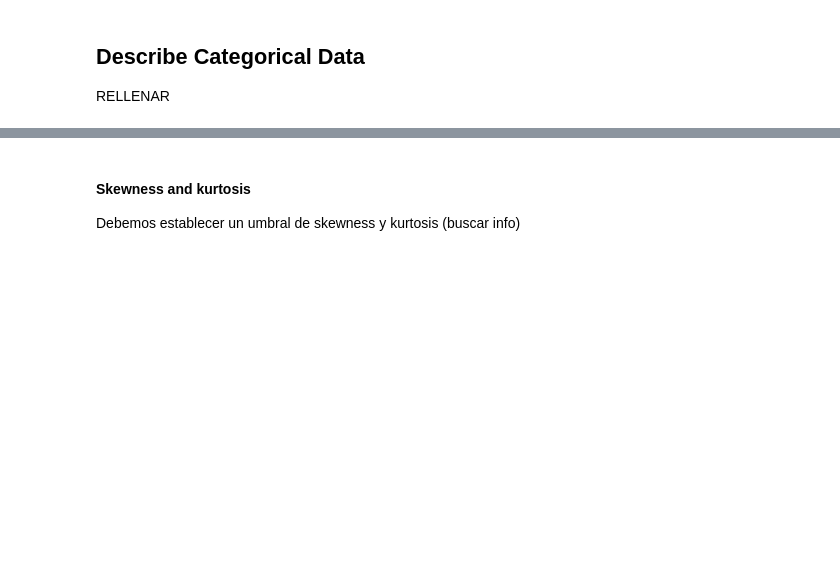
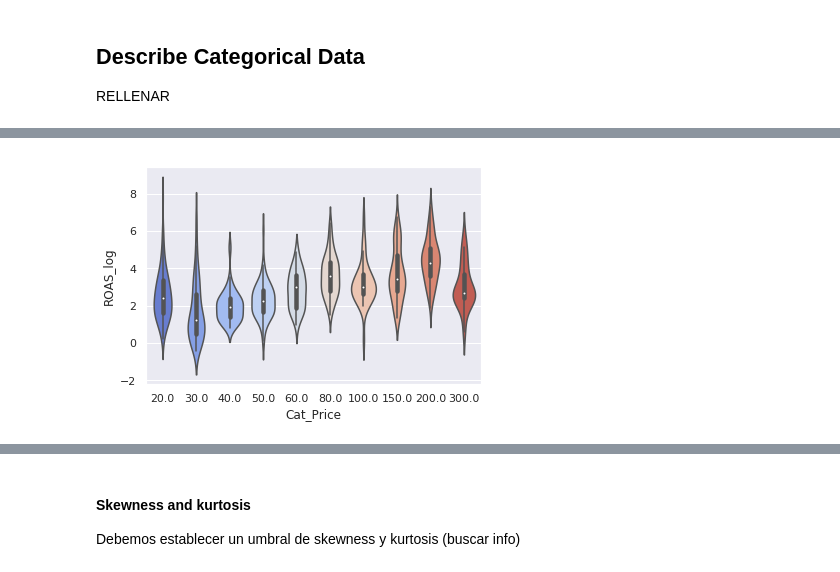
Before and after one commit to trimiguel/tfm, a Jupyter notebook: shopping/notebook/ALGORITHM_top_50_references.ipynb, the cells around one changed output, grey strips where cells are left out. Cells and saved outputs as stored; diff of their text form; code cells hidden in the pictures; blank space fills up the shorter version.

```diff
--- a/shopping/notebook/ALGORITHM_top_50_references.ipynb
+++ b/shopping/notebook/ALGORITHM_top_50_references.ipynb
@@ -405,0 +460,4 @@ SI NO HICIESEMOS ONE HOT ENCODING ANTES PODRÍAMOS HACER AQUI LA TRANSFORMACION
+# %%
+cat_sns2 = sns.violinplot(x='Cat_Price', y='ROAS_log', data=df, palette='coolwarm')
+# %% [output]
+[figure, added]
```
Also changed, not shown: parts of 77 cells of this notebook, 3 other files.
